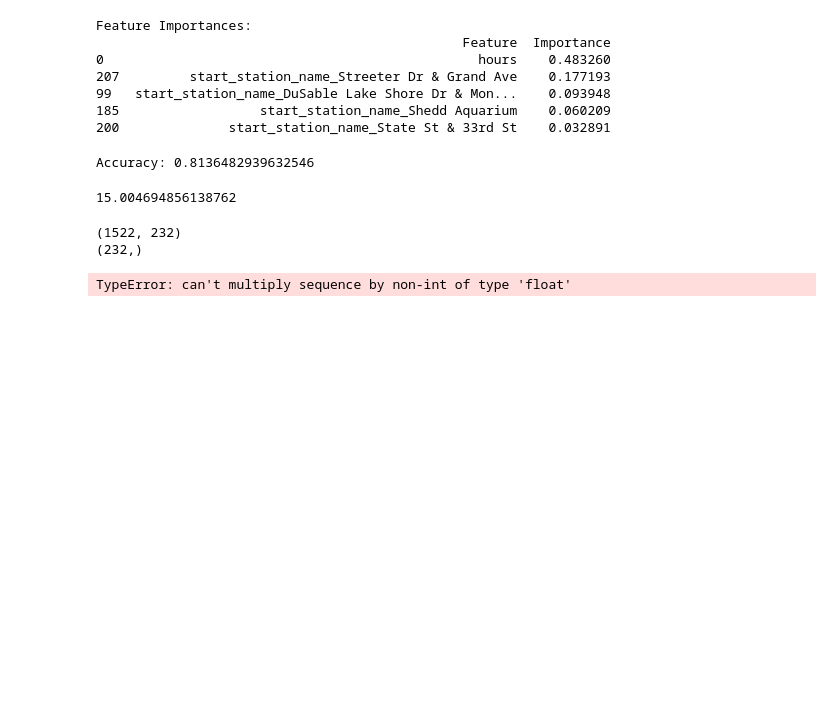
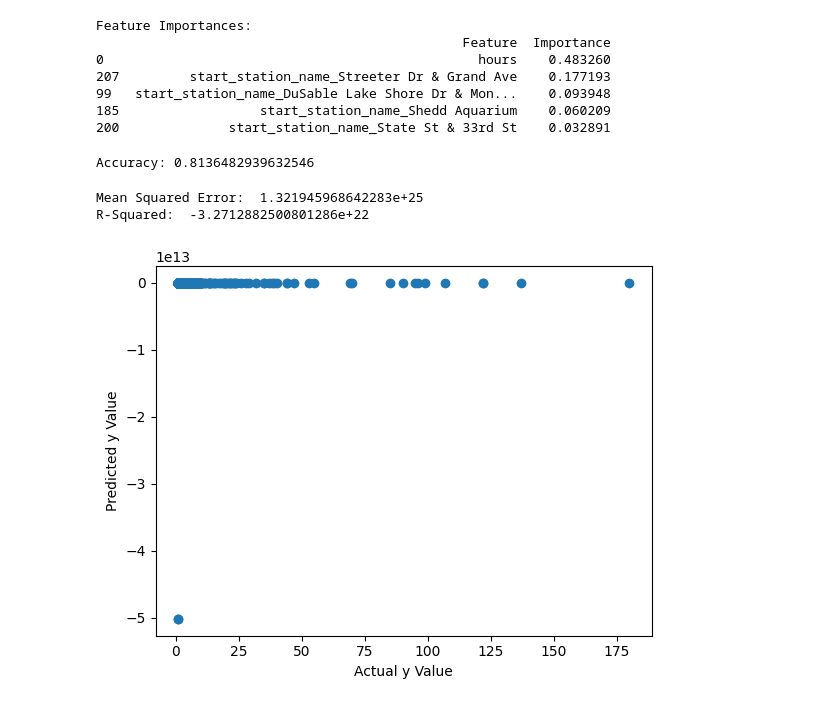
Before and after one commit to neelunerella/DivvyBikePredictions, a Jupyter notebook: divvy.ipynb, the cells around one changed output. Cells and saved outputs as stored; diff of their text form; code cells hidden in the pictures; blank space fills up the shorter version.

```diff
--- a/divvy.ipynb
+++ b/divvy.ipynb
@@ -231,15 +233,3 @@ accuracy = np.mean(y_pred_class == ytest_class)
 print(f'Accuracy: {accuracy}')
 # %% [output]
 Accuracy: 0.8136482939632546
-# %%
-# the sigmoid function
-def sigmoid(v):
-    return np.exp(-np.logaddexp(0, -v))
-# the prob function with the sigmoid function
-def prob(x, w, b):
-    print(x.shape)
-    print(w.shape)
-    return sigmoid(np.dot(x, w) + b)
-np.linalg.norm(weights)
-# %% [output]
-15.004694856138762
@@ -289,9 +236,19 @@ def accuracy(x, y_true, model):
-# %%
-lr = 0.001
-lamb = 1.0
-
-model = fit(xtrain, ytrain, lr, lamb, 10000, verbose=1)
-# %% [output]
-(1522, 232)
-(232,)
-TypeError: can't multiply sequence by non-int of type 'float'
+# %%
+
+lrm = LinearRegression()
+lrm.fit(xtrain, ytrain)
+predict = lrm.predict(xtest)
+mse = mean_squared_error(ytest, predict)
+r2 = r2_score(ytest, predict)
+print("Mean Squared Error: ", mse)
+print("R-Squared: ", r2)
+# print('Testing Accuracy: ', lrm.score(ytest.values.reshape(-1, 1), predict))
+
+plt.scatter(ytest, predict)
+plt.xlabel('Actual y Value')
+plt.ylabel('Predicted y Value')
+plt.show()
+# %% [output]
+Mean Squared Error:  1.321945968642283e+25
+R-Squared:  -3.2712882500801286e+22
+[figure, added]
```
Also changed, not shown: parts of 6 cells of this notebook.
